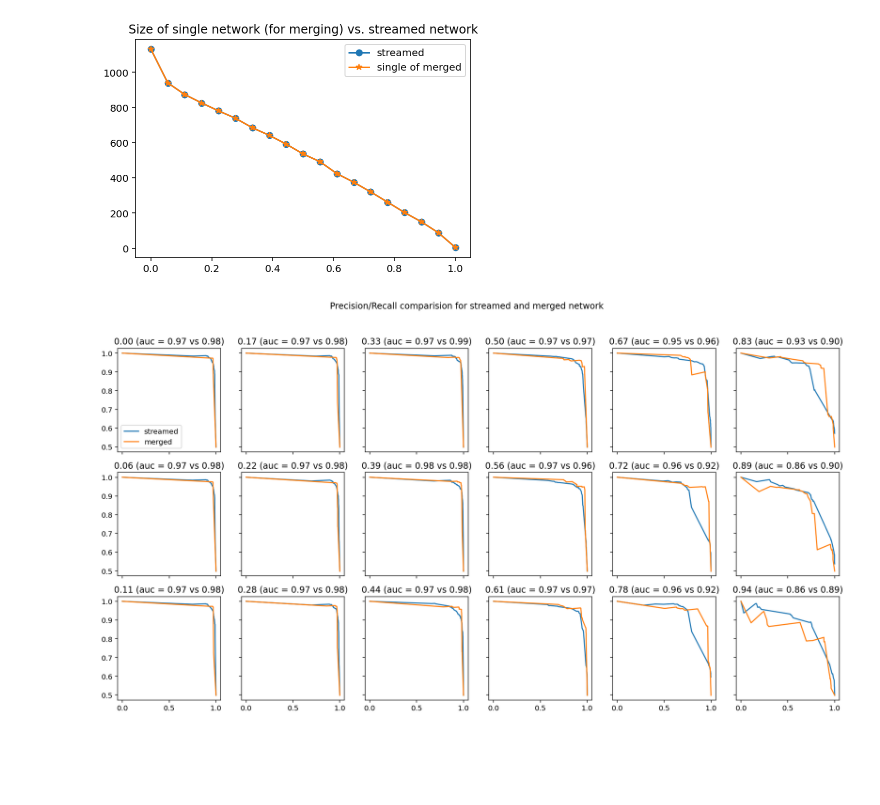
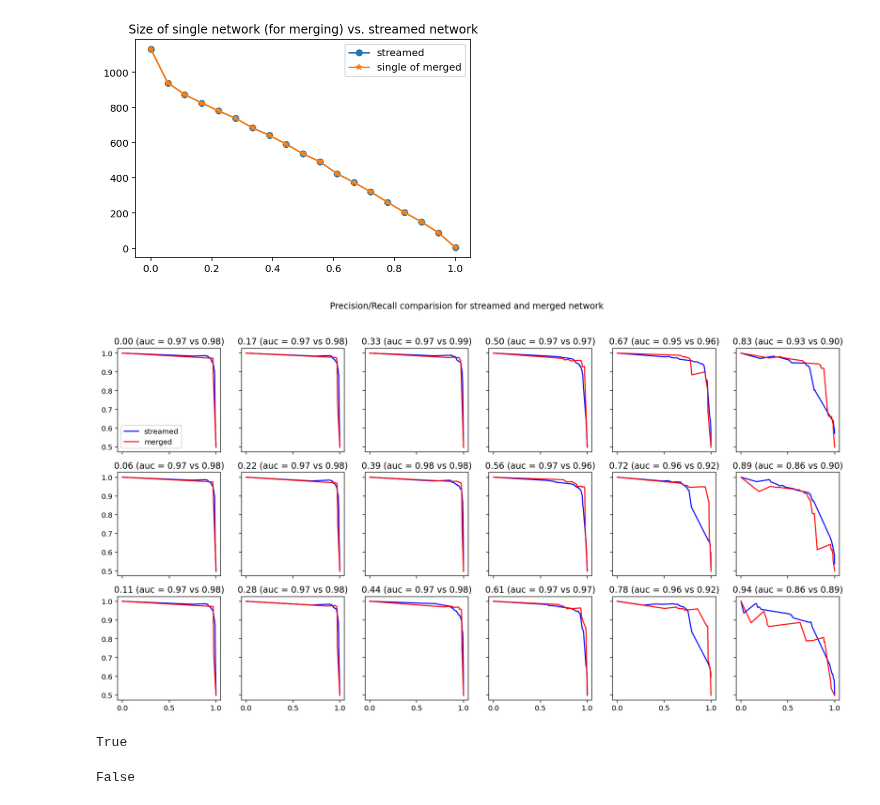
Before and after one commit to jrybicki-jsc/smms, a Jupyter notebook: graphla/netprediction.ipynb, the cells around one changed output. Saved outputs shown, nothing was run; the diff lists cells and outputs as text; code cells hidden in the pictures; blank space fills up the shorter version.

```diff
--- a/graphla/netprediction.ipynb
+++ b/graphla/netprediction.ipynb
@@ -428,15 +706,15 @@ for gamma in gammas:
 # %%
 rows = 3
 cols = 6
 
 fig, axs = plt.subplots(rows, cols, figsize=(18, 9), sharex=True, sharey=True)
 fig.suptitle('Precision/Recall comparision for streamed and merged network')
 for i, gamma in enumerate(to_plot.keys()):
     [p1, r1, roc_auc1, p2, r2, roc_auc2] = to_plot[gamma]
-    axs[i%rows, i//rows].plot(r1, p1, label='streamed')
-    axs[i%rows, i//rows].plot(r2, p2, label='merged')
+    axs[i%rows, i//rows].plot(r1, p1, c='b', label='streamed')
+    axs[i%rows, i//rows].plot(r2, p2, c='r', label='merged')
     axs[i%rows, i//rows].set_title(f"{gamma:.2f} (auc = {roc_auc1:.2f} vs {roc_auc2:.2f})")
 
 axs[0,0].legend();
 # %% [output]
-[figure, old version]
+[figure, new version]
@@ -442,0 +723,8 @@ axs[0,0].legend();
+# %%
+any(am)
+# %% [output]
+True
+# %%
+any([])
+# %% [output]
+False
```
Also changed, not shown: parts of 43 cells of this notebook.
